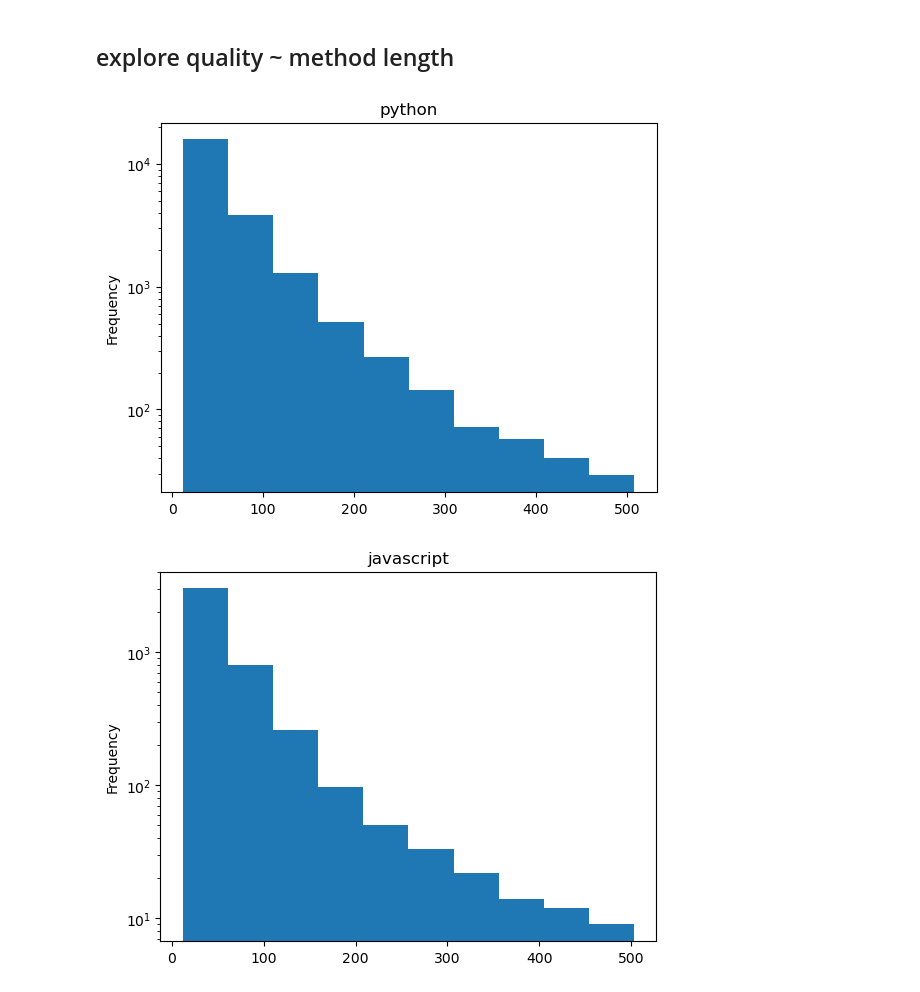
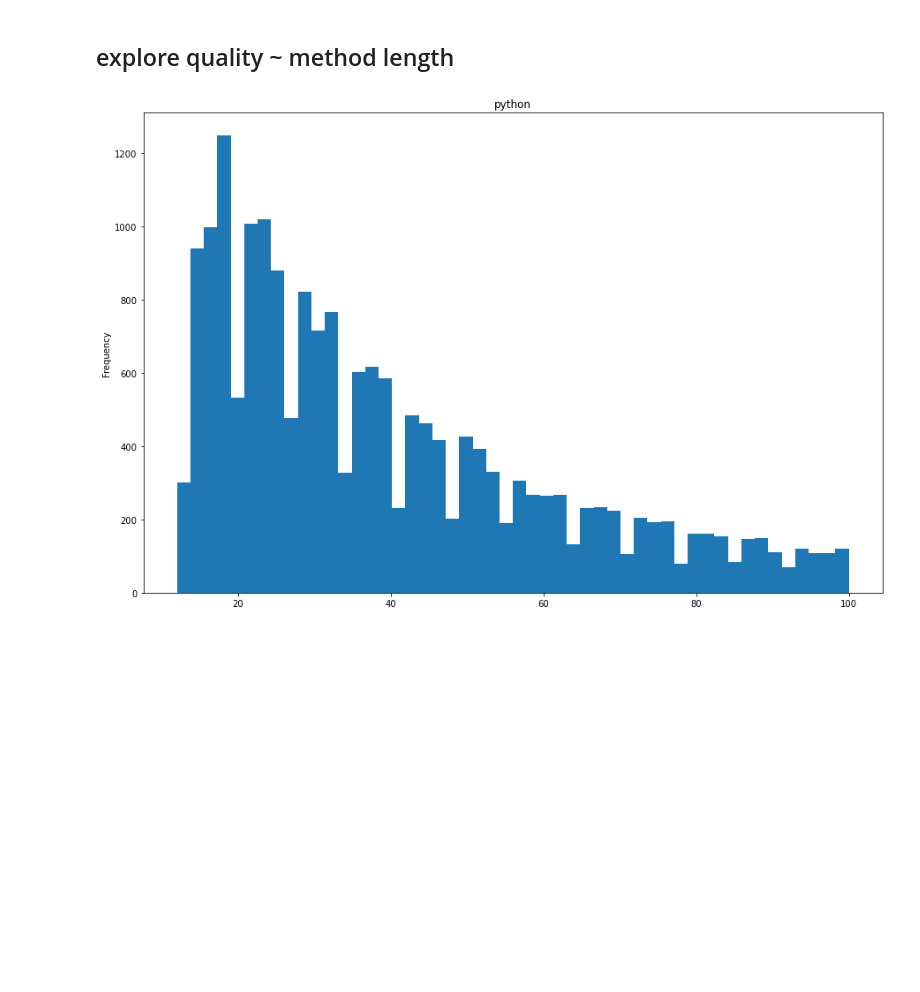
Before and after one commit to annie4ka99/code-transformer, a Jupyter notebook: notebooks/explore_quality_based_on_length.ipynb, the cells around one changed output. Saved outputs shown, nothing was run; the diff lists cells and outputs as text; code cells hidden in the pictures; blank space fills up the shorter version.

```diff
--- a/notebooks/explore_quality_based_on_length.ipynb
+++ b/notebooks/explore_quality_based_on_length.ipynb
@@ -94,19 +96,24 @@ fields=['model','data', 'bins',
         'rougeL-f', 'rougeL-f-rank-corr', 'rougeL-f-ndcg',
         'chrf', 'chrf-rank-corr', 'chrf-ndcg']
 # %%
-lang_method_lengths = []
+# lang_method_lengths = []
 for i in range(5, 9):
     lang = lang = csn_langs[(i - 1) % 4]
     save_path = os.path.join(results_dir, f"sample-metrics-code_transformer-{lang}-{partition}.csv")
     if not os.path.exists(save_path):
         print(f'coudnt find file {save_path}')
         continue
 
     metrics = pd.read_csv(save_path)
-    lang_method_lengths.append(metrics.length.tolist())
+    metrics = metrics[metrics.length <= 100]
+#     print(len(metrics[metrics.length < 25]))
+#     print(len(metrics[(metrics.length >= 25) & (metrics.length < 50)]))
+#     print(len(metrics[metrics.length >= 50]))
+#     lang_method_lengths.append(metrics.length.tolist())
 
-    metrics.length.plot.hist(title=lang, log=True)
+    plt.figure(figsize=(15,10))
+    metrics.length.plot.hist(bins=50,title=lang)
     plt.show()
+    break
 # %% [output]
-[figure, old version]
+[figure, new version]
-[figure, removed]
```
Also changed, not shown: parts of 7 cells of this notebook, 1 other file.
